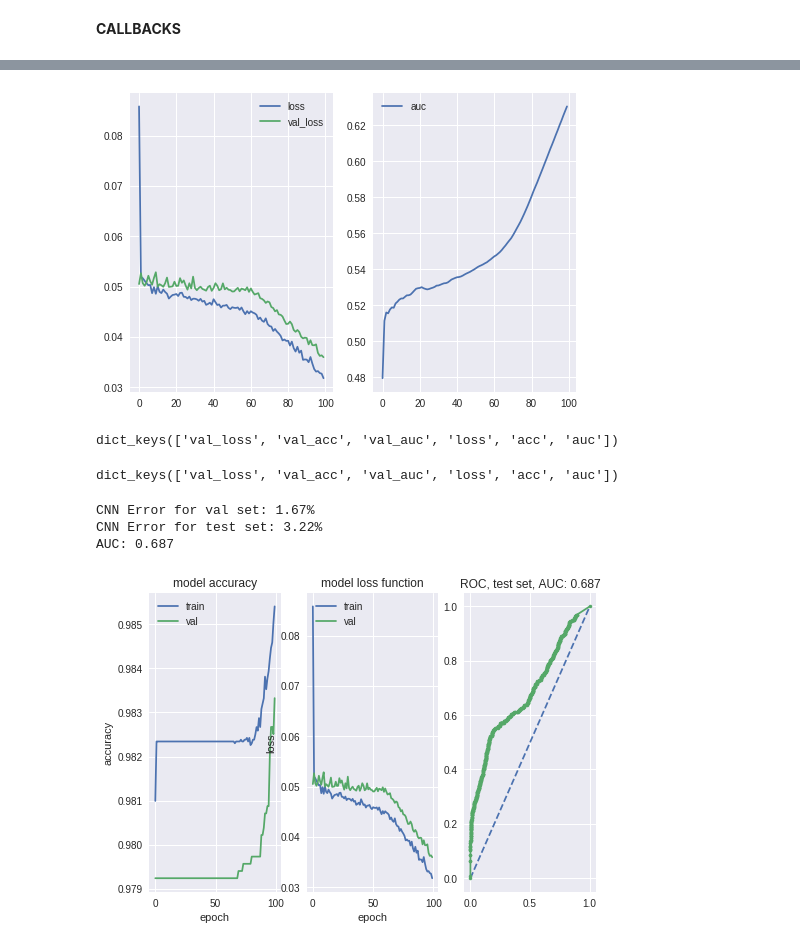
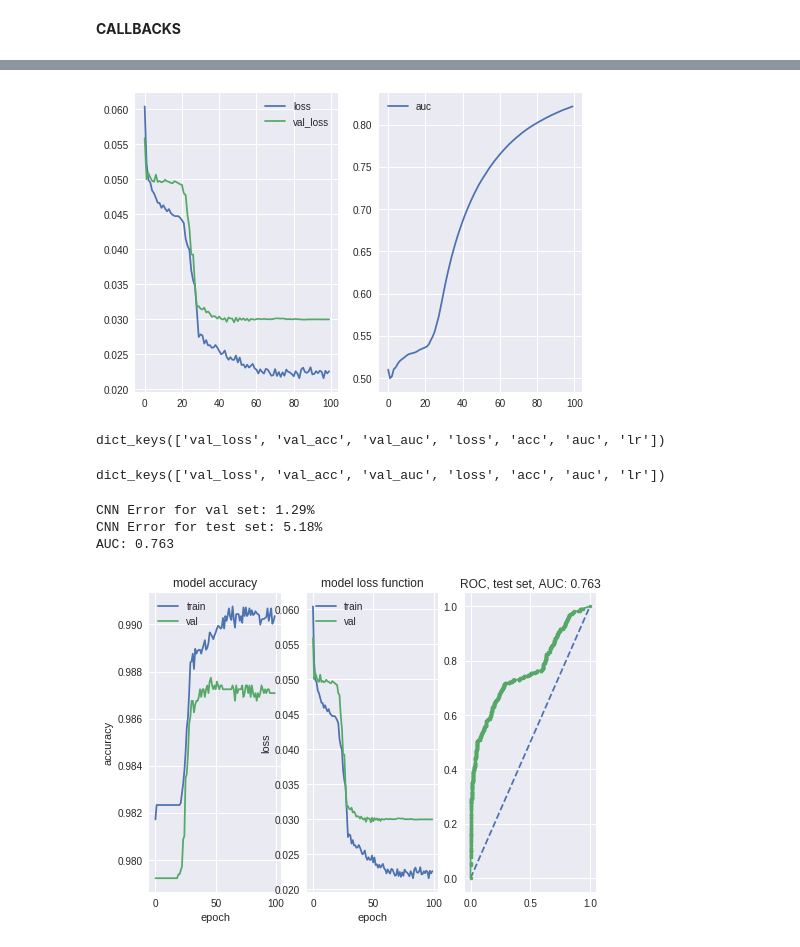
Before and after one commit to hannape/CNN-pierwsze-podejscie, a Jupyter notebook: cnn_ES_val.ipynb, the cells around one changed output, grey strips where cells are left out. Drawn from its saved outputs; the diff is of its cells as text; code cells hidden in the pictures.

Commit message:
training_100e_001_01_co30.log AUC = 76,3%

```diff
--- a/cnn_ES_val.ipynb
+++ b/cnn_ES_val.ipynb
@@ -102,7 +101,7 @@ def binary_crossentropy_weigted(y_true, y_pred, class_weights):
 	return loss
 
 my_scorer = make_scorer(my_score,greater_is_better=False, needs_threshold=False,**score_params)  ## scoring for gridsearchCV
-custom_loss = wrapped_partial(binary_crossentropy_weigted, class_weights=np.array([0.01, 0.99])) ## scoring for model.compile
+custom_loss = wrapped_partial(binary_crossentropy_weigted, class_weights=np.array([0.02, 0.98])) ## scoring for model.compile
 
 
 ## AUC METRIC
@@ -130,7 +129,7 @@ def make_model_modified(): #(dense_layer_sizes,filters, kernel_size,pool_size,lr
     filters=10
     kernel_size=(3,3)
     pool_size= (2,2)
-    lr=0.0001
+    #lr=0.001
     drop_out = 0.5
 
     model = Sequential()
@@ -154,7 +153,7 @@ def make_model_modified(): #(dense_layer_sizes,filters, kernel_size,pool_size,lr
                   # my_score2(sample_weight_frame) ---->  https://stackoverflow.com/questions/46858016/keras-custom-loss-function-to-pass-arguments-other-than-y-true-and-y-pred
                   # my_loss ---------------------------->też nie chodzi a chyba powinien, coś z formatem nie tak.  ERROR: 'Tensor' object has no attribute 'values'
                   # inne źródło: https://github.com/keras-team/keras/issues/2115
-                  optimizer=keras.optimizers.Adam(lr),#'adam',
+                  optimizer='adam', # keras.optimizers.Adam(lr),#'adam',
                   metrics=['accuracy',auc_roc])
 
     return model
@@ -264,23 +263,23 @@ from keras.callbacks import EarlyStopping
 from keras.callbacks import LearningRateScheduler, CSVLogger
 import math
 
-#def step_decay(epoch):
-#	initial_lrate = 0.0001
-#	drop = 0.1
-#	epochs_drop = 30.0
-#	lrate = initial_lrate * math.pow(drop, math.floor((1+epoch)/epochs_drop))
-#	#print(lrate)
-#	return lrate
+def step_decay(epoch):
+	initial_lrate = 0.001
+	drop = 0.1
+	epochs_drop = 30.0
+	lrate = initial_lrate * math.pow(drop, math.floor((1+epoch)/epochs_drop))
+	#print(lrate)
+	return lrate
 
 keras.callbacks.CSVLogger('', separator=',', append=False)
 
-#lrate = LearningRateScheduler(step_decay)
-csv_logger = CSVLogger('drive/My Drive/przebiegi/training_100e_0001_adam_w1_99.log')
+lrate = LearningRateScheduler(step_decay)
+csv_logger = CSVLogger('drive/My Drive/przebiegi/training_100e_001_01_co30.log')
 #es = EarlyStopping(monitor='val_loss', min_delta=0.001, patience=30, mode='max', baseline=None, restore_best_weights=True)
 
 
 y_frame = pd.DataFrame(y_train, index=index)
-grid_result = my_model.fit(X_train, y_frame, batch_size = 32, callbacks=[plot_losses, csv_logger, histories], epochs=100,validation_data=(X_val, y_val), verbose = 2) #, class_weight = c_w)
+grid_result = my_model.fit(X_train, y_frame, batch_size = 32, callbacks=[plot_losses, csv_logger, lrate, histories], epochs=100,validation_data=(X_val, y_val), verbose = 2) #, class_weight = c_w)
 # [es, plot_losses, lrate, csv_logger, histories]
 c = grid_result.history.keys()
 print(grid_result.history.keys())
@@ -292,10 +291,10 @@ print(grid_result.history.keys())
-[figure, old version]
+[figure, new version]
-dict_keys(['val_loss', 'val_acc', 'val_auc', 'loss', 'acc', 'auc'])
+dict_keys(['val_loss', 'val_acc', 'val_auc', 'loss', 'acc', 'auc', 'lr'])
 # %%
 c = grid_result.history.keys()
 print(grid_result.history.keys())
 # %% [output]
-dict_keys(['val_loss', 'val_acc', 'val_auc', 'loss', 'acc', 'auc'])
+dict_keys(['val_loss', 'val_acc', 'val_auc', 'loss', 'acc', 'auc', 'lr'])
 # %%
 model = my_model
 hist = grid_result
@@ -343,10 +342,10 @@ pyplot.plot(fpr, tpr, marker='.')
 plt.title('ROC, test set, AUC: %.3f' % auc)
 pyplot.show()
 # %% [output]
-CNN Error for val set: 1.67%
-CNN Error for test set: 3.22%
-AUC: 0.687
+CNN Error for val set: 1.29%
+CNN Error for test set: 5.18%
+AUC: 0.763
-[figure, old version]
+[figure, new version]
 # %%
 #@title
 # calculate AUC of final model on a test set
```
Also changed, not shown: parts of 3 cells of this notebook.
